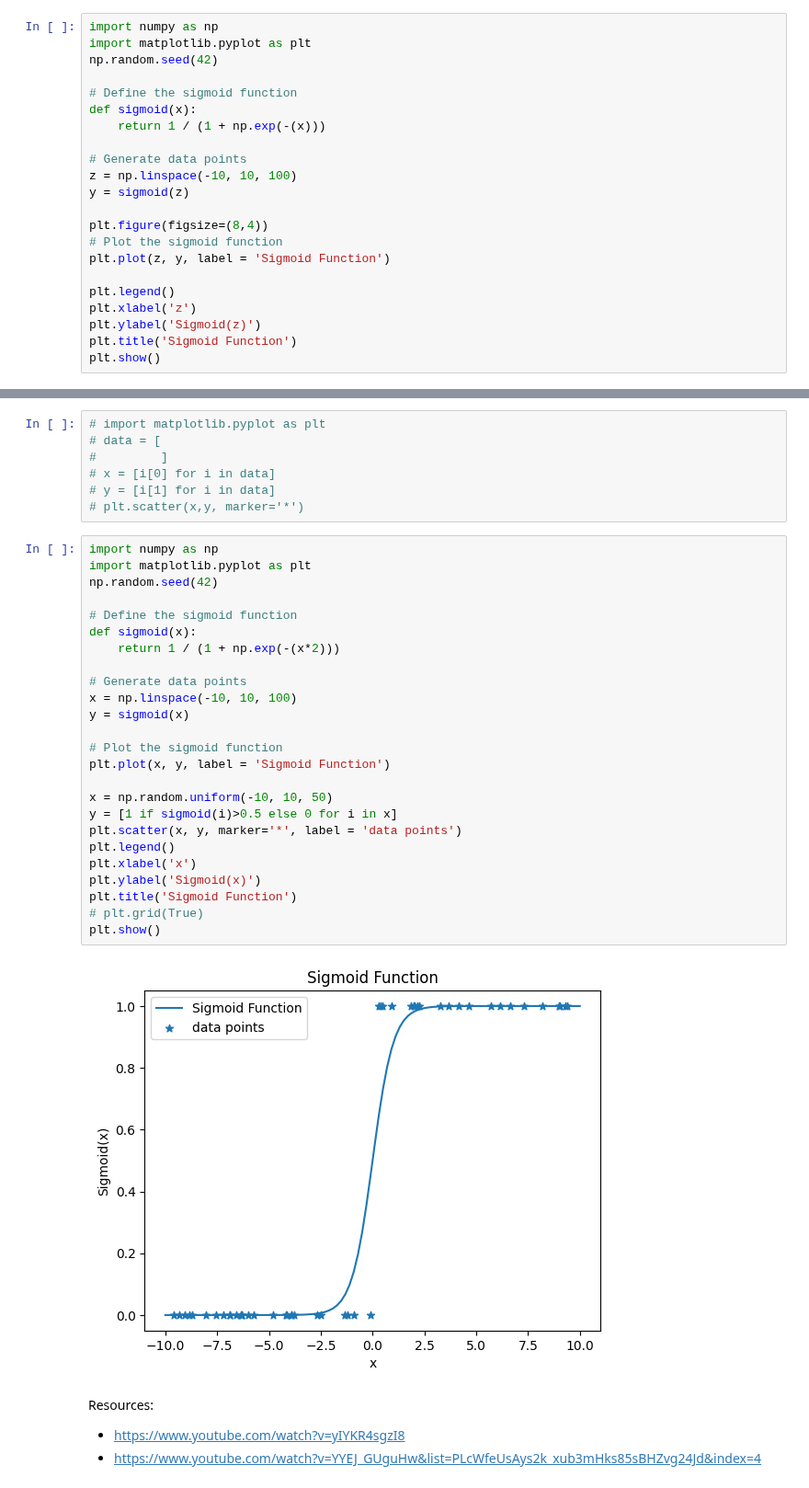
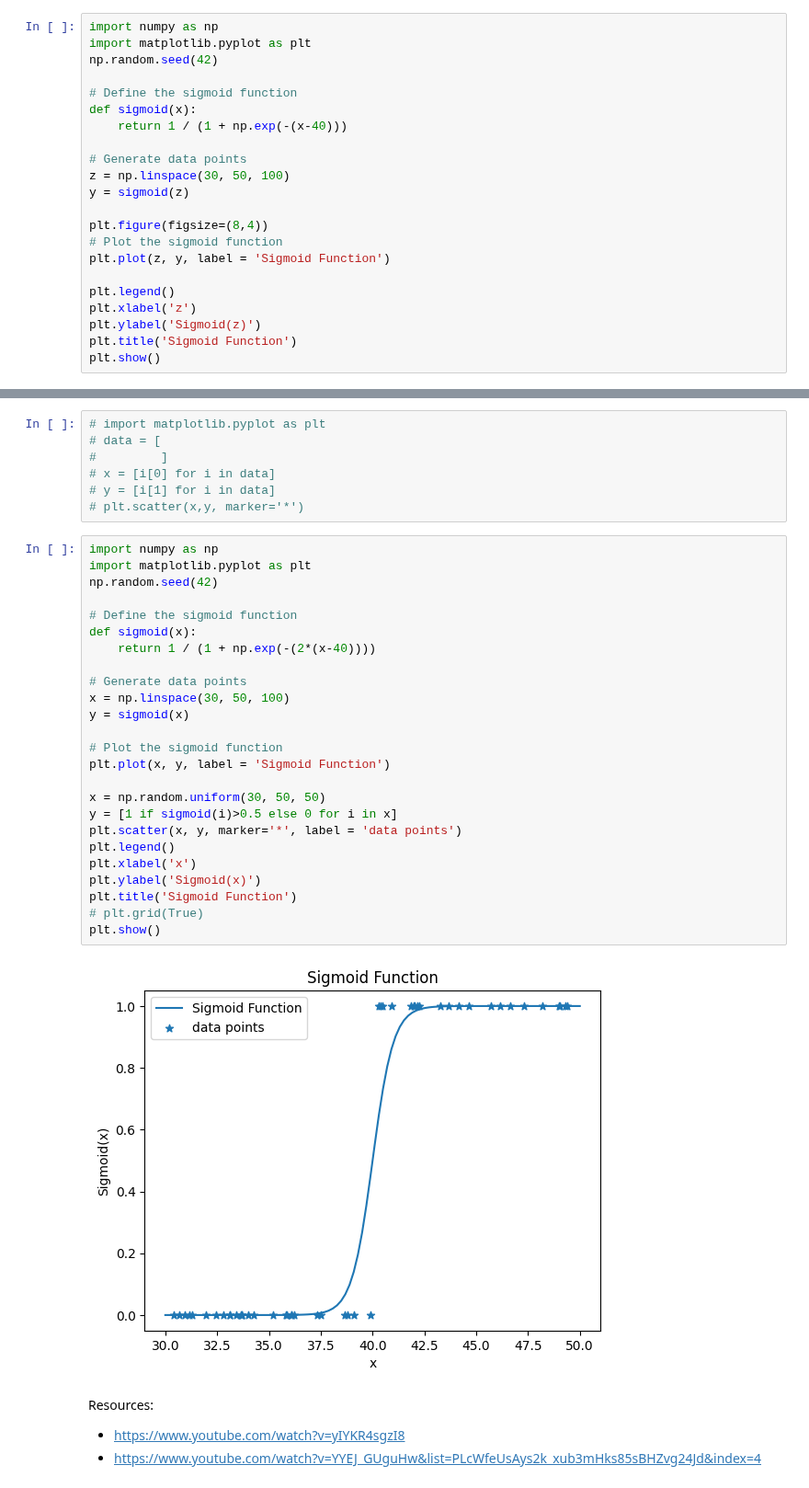
Before and after one commit to barzansaeedpour/foundations-of-machine-learning, a Jupyter notebook: 02_Supervised Learning/02_classification/Logestic Regression/01_logistic_regression_from_scratch.ipynb, the cells around one changed output, grey strips where cells are left out. Shown at 92% size. Cells and saved outputs as stored; diff of their text form.

```diff
--- a/02_Supervised Learning/02_classification/Logestic Regression/01_logistic_regression_from_scratch.ipynb
+++ b/02_Supervised Learning/02_classification/Logestic Regression/01_logistic_regression_from_scratch.ipynb
@@ -63,10 +117,10 @@ np.random.seed(42)
 
 # Define the sigmoid function
 def sigmoid(x):
-    return 1 / (1 + np.exp(-(x)))
+    return 1 / (1 + np.exp(-(x-40)))
 
 # Generate data points
-z = np.linspace(-10, 10, 100)
+z = np.linspace(30, 50, 100)
 y = sigmoid(z)
 
 plt.figure(figsize=(8,4))
@@ -157,30 +211,30 @@ plt.show()
 # %%
 import numpy as np
 import matplotlib.pyplot as plt
 np.random.seed(42)
 
 # Define the sigmoid function
 def sigmoid(x):
-    return 1 / (1 + np.exp(-(x*2)))
+    return 1 / (1 + np.exp(-(2*(x-40))))
 
 # Generate data points
-x = np.linspace(-10, 10, 100)
+x = np.linspace(30, 50, 100)
 y = sigmoid(x)
 
 # Plot the sigmoid function
 plt.plot(x, y, label = 'Sigmoid Function')
 
-x = np.random.uniform(-10, 10, 50)
+x = np.random.uniform(30, 50, 50)
 y = [1 if sigmoid(i)>0.5 else 0 for i in x]
 plt.scatter(x, y, marker='*', label = 'data points')
 plt.legend()
 plt.xlabel('x')
 plt.ylabel('Sigmoid(x)')
 plt.title('Sigmoid Function')
 # plt.grid(True)
 plt.show()
 # %% [output]
-[figure, old version]
+[figure, new version]
 # %% [markdown]
 Resources:
 - https://www.youtube.com/watch?v=yIYKR4sgzI8
```
Also changed, not shown: parts of 3 cells of this notebook.
